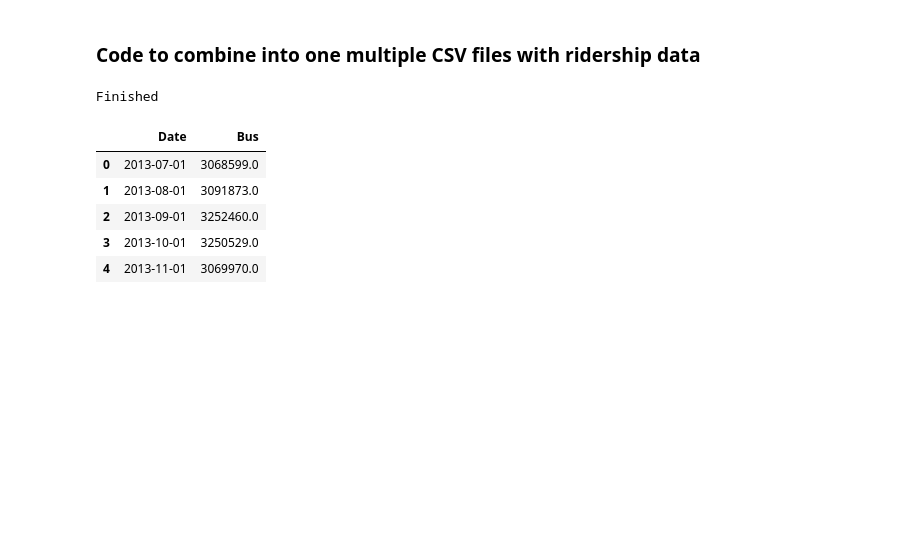
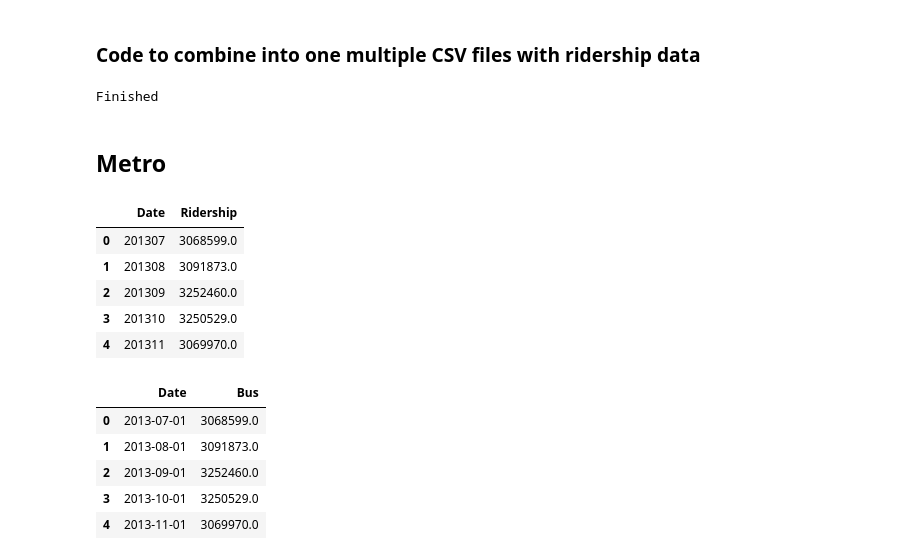
Before and after one commit to yegorkryukov/dc_public_transport, a Jupyter notebook: data_exploration_and_cleanup.ipynb, the cells around one changed output. Cells and saved outputs as stored; diff of their text form; code cells hidden in the pictures; blank space fills up the shorter version.

```diff
--- a/data_exploration_and_cleanup.ipynb
+++ b/data_exploration_and_cleanup.ipynb
@@ -94,17 +94,28 @@ combined = readData().sort_index()
 combined.index.name = 'Date'
 combined.head()
 #save to CSV
-path = 'data_acquisition/bus/resources/bus.csv'
-combined.to_csv(bus_path)
+path_to_bus = 'data_acquisition/bus/resources/bus.csv'
+combined.to_csv(path_to_bus)
 print('Finished')
 # %% [output]
 Finished
+# %% [markdown]
+## Metro
 # %%
 #
-bus_df = pd.read_csv('data_acquisition/bus/combined/bus.csv')
+bus_df = pd.read_csv(path_to_bus)
+
+
 metro_df = pd.read_csv('data_acquisition/combined/metro.csv')
 taxi_df = pd.read_excel('data_acquisition/combined/taxi.xlsx')
 uber_df = pd.read_csv('data_acquisition/combined/uber.csv')
+# %% [output]
+|  | Date | Ridership |
+| 0 | 201307 | 3068599.0 |
+| 1 | 201308 | 3091873.0 |
+| 2 | 201309 | 3252460.0 |
+| 3 | 201310 | 3250529.0 |
+| 4 | 201311 | 3069970.0 |
 # %%
 bus_df.columns=['Date','Bus']
 bus_df['Date'] = pd.to_datetime(bus_df['Date'],format='%Y%m')
```
